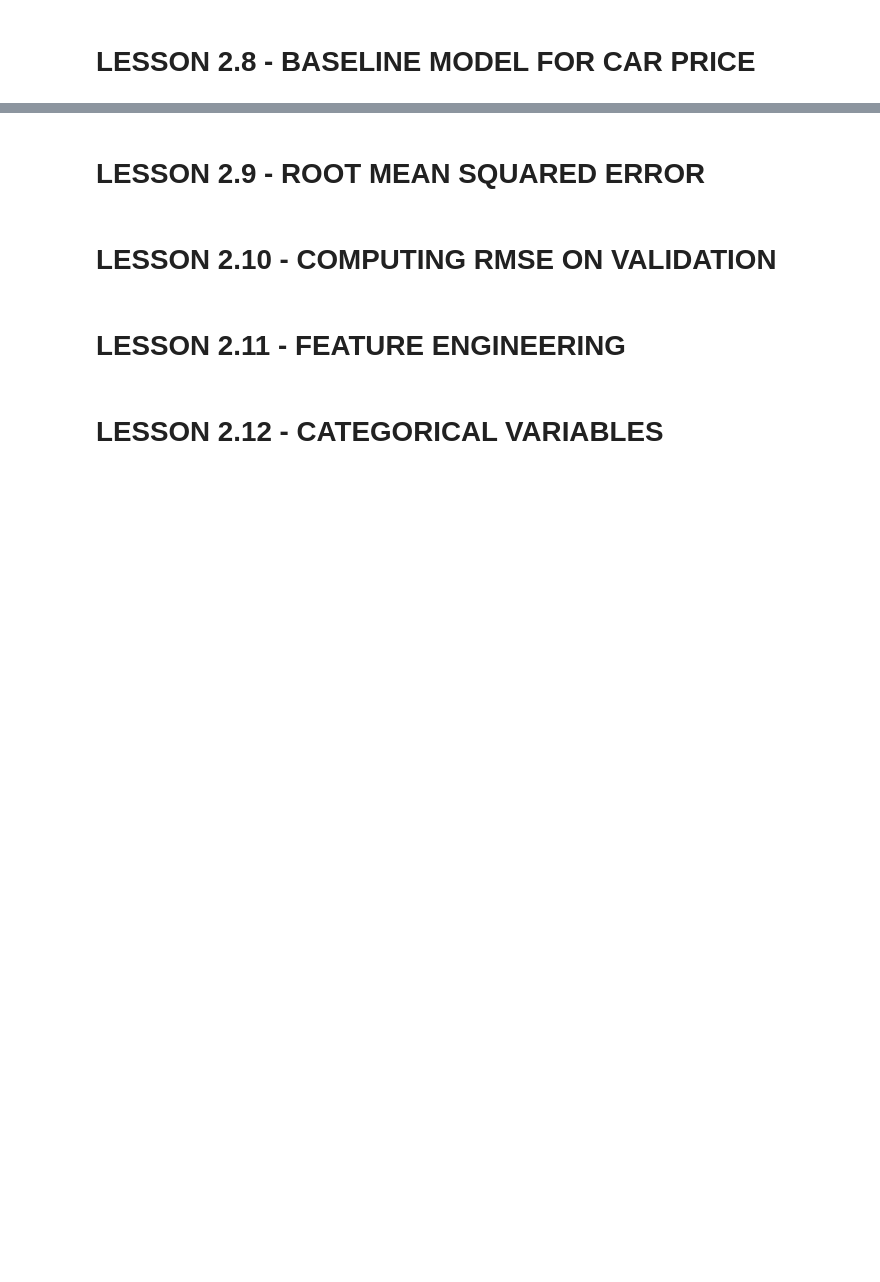
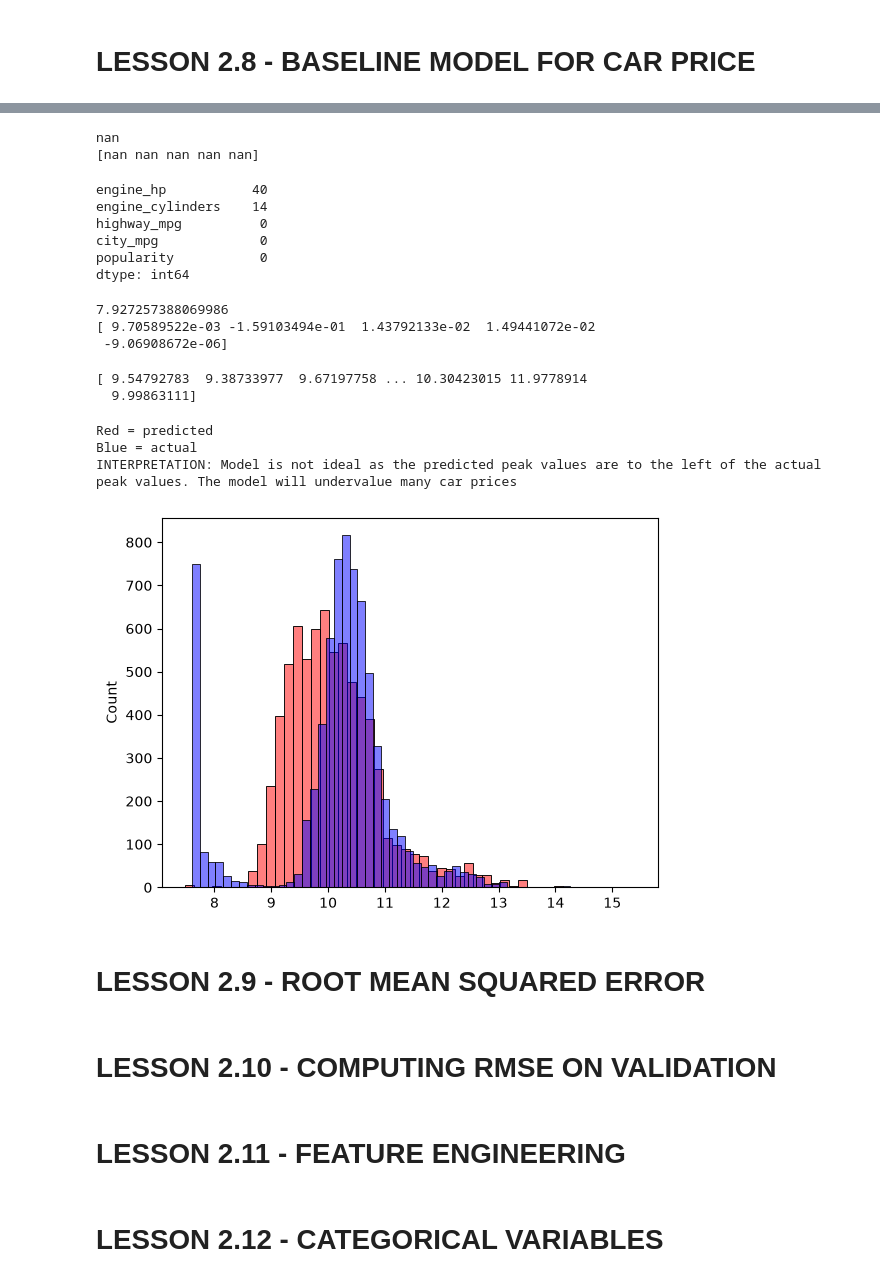
Before and after one commit to CT161/ml-zoomcamp-homework, a Jupyter notebook: 02-regression/wk-02-lesson.ipynb, the cells around one changed output, grey strips where cells are left out. Cells and saved outputs as stored; diff of their text form; code cells hidden in the pictures; blank space fills up the shorter version.

```diff
--- a/02-regression/wk-02-lesson.ipynb
+++ b/02-regression/wk-02-lesson.ipynb
@@ -501,0 +738,11 @@ There is a numpy method (.expm1()) that will subtract 1 automatically
+# %%
+# CREATE A NEW FUNCTION TO CALCULATE THE FEATURE WEIGHTS
+def train_linear_regression(X,y):
+    ones = np.ones(X.shape[0])
+    X = np.column_stack([ones,X])
+
+    XTX = X.T.dot(X)
+    XTXinv = np.linalg.inv(XTX)
+    w_full = XTXinv.dot(X.T).dot(y)
+
+    return w_full[0], w_full[1:]
@@ -503,0 +778,4 @@ There is a numpy method (.expm1()) that will subtract 1 automatically
+# %%
+# FEATURE SELECTION: MAKE A LIST OF COLUMNS WITH NUMERIC VALUES
+base = ['engine_hp', 'engine_cylinders', 'highway_mpg',
+        'city_mpg', 'popularity']
@@ -504,3 +794,51 @@ There is a numpy method (.expm1()) that will subtract 1 automatically
+# %%
+# ATTEMPT TO TRAIN MODEL AS-IS
+w0, w = train_linear_regression(X_train, y_train)
+
+print(w0)
+print(w)
+# %% [output]
+nan
+[nan nan nan nan nan]
+# %%
+# CHECK FOR MISSING VALUES
+df_train[base].isnull().sum()
+# %% [output]
+engine_hp           40
+engine_cylinders    14
+highway_mpg          0
+city_mpg             0
+popularity           0
+dtype: int64
+# %%
+# FILL MISSING VALUES WITH ZEROS AND TRY AGAIN
+X_train = df_train[base].fillna(0).values
+w0, w = train_linear_regression(X_train, y_train)
+
+print(w0)
+print(w)
+# %% [output]
+7.927257388069986
+[ 9.70589522e-03 -1.59103494e-01  1.43792133e-02  1.49441072e-02
+ -9.06908672e-06]
+# %%
+# CALCULATE PREDICTED CAR PRICES
+y_pred = w0 + X_train.dot(w)
+print(y_pred)
+# %% [output]
+[ 9.54792783  9.38733977  9.67197758 ... 10.30423015 11.9778914
+  9.99863111]
+# %%
+# COMPARE PREDICTED TO ACTUAL PRICES WITH A HISTOGRAM
+sns.histplot(y_pred, color='red', alpha=0.5, bins=50)
+sns.histplot(y_train, color='blue', alpha=0.5, bins=50)
+print("Red = predicted \r\nBlue = actual")
+print("INTERPRETATION: Model is not ideal as the predicted peak values are to the left of the actual peak values. The model will undervalue many car prices")
+# %% [output]
+Red = predicted
+Blue = actual
+INTERPRETATION: Model is not ideal as the predicted peak values are to the left of the actual peak values. The model will undervalue many car prices
+[figure, added]
 # %% [markdown]
 # LESSON 2.9 - ROOT MEAN SQUARED ERROR
 # %% [markdown]
```
Also changed, not shown: parts of 32 cells of this notebook.
